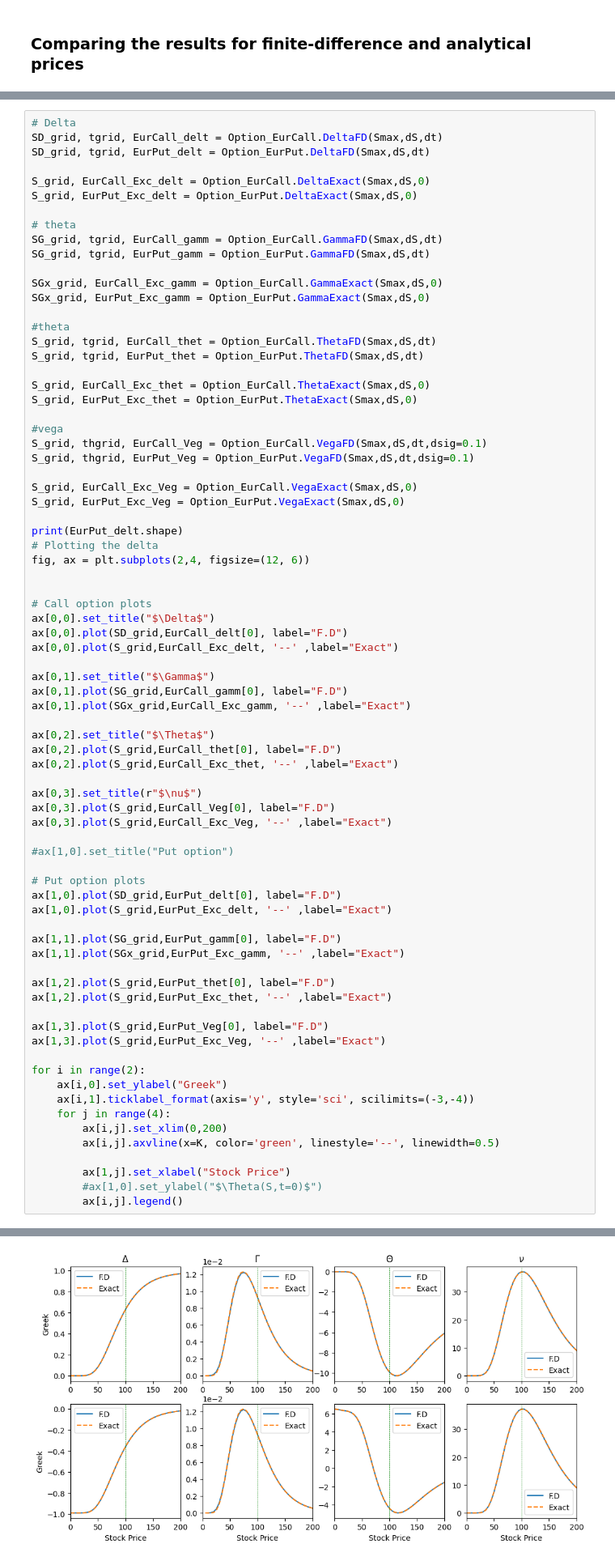
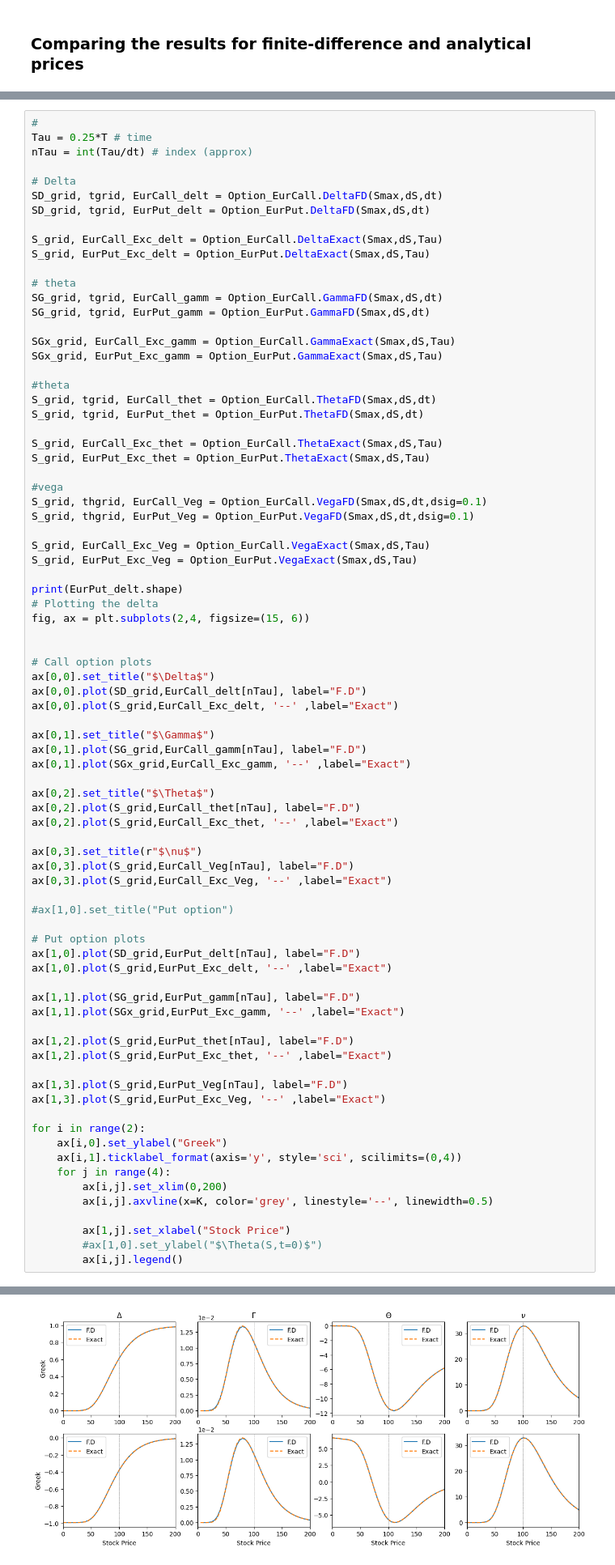
Before and after one commit to SMJose/Black-Scholes_Option_price_finite_difference, a Jupyter notebook: Black-Scholes.ipynb, the cells around one changed output, grey strips where cells are left out. Shown at 81% size. Cells and saved outputs as stored; diff of their text form.

Commit message:
Added Greeks for European options-V2

```diff
--- a/Black-Scholes.ipynb
+++ b/Black-Scholes.ipynb
@@ -295,81 +295,85 @@ ax[1].set_xlabel("Stock Price")
 ax[1].set_ylabel("Option Price")
 ax[1].legend()
 # %%
+#
+Tau = 0.25*T # time
+nTau = int(Tau/dt) # index (approx)
+
 # Delta
 SD_grid, tgrid, EurCall_delt = Option_EurCall.DeltaFD(Smax,dS,dt)
 SD_grid, tgrid, EurPut_delt = Option_EurPut.DeltaFD(Smax,dS,dt)
 
-S_grid, EurCall_Exc_delt = Option_EurCall.DeltaExact(Smax,dS,0)
-S_grid, EurPut_Exc_delt = Option_EurPut.DeltaExact(Smax,dS,0)
+S_grid, EurCall_Exc_delt = Option_EurCall.DeltaExact(Smax,dS,Tau)
+S_grid, EurPut_Exc_delt = Option_EurPut.DeltaExact(Smax,dS,Tau)
 
 # theta
 SG_grid, tgrid, EurCall_gamm = Option_EurCall.GammaFD(Smax,dS,dt)
 SG_grid, tgrid, EurPut_gamm = Option_EurPut.GammaFD(Smax,dS,dt)
 
-SGx_grid, EurCall_Exc_gamm = Option_EurCall.GammaExact(Smax,dS,0)
-SGx_grid, EurPut_Exc_gamm = Option_EurPut.GammaExact(Smax,dS,0)
+SGx_grid, EurCall_Exc_gamm = Option_EurCall.GammaExact(Smax,dS,Tau)
+SGx_grid, EurPut_Exc_gamm = Option_EurPut.GammaExact(Smax,dS,Tau)
 
 #theta
 S_grid, tgrid, EurCall_thet = Option_EurCall.ThetaFD(Smax,dS,dt)
 S_grid, tgrid, EurPut_thet = Option_EurPut.ThetaFD(Smax,dS,dt)
 
-S_grid, EurCall_Exc_thet = Option_EurCall.ThetaExact(Smax,dS,0)
-S_grid, EurPut_Exc_thet = Option_EurPut.ThetaExact(Smax,dS,0)
+S_grid, EurCall_Exc_thet = Option_EurCall.ThetaExact(Smax,dS,Tau)
+S_grid, EurPut_Exc_thet = Option_EurPut.ThetaExact(Smax,dS,Tau)
 
 #vega
 S_grid, thgrid, EurCall_Veg = Option_EurCall.VegaFD(Smax,dS,dt,dsig=0.1)
 S_grid, thgrid, EurPut_Veg = Option_EurPut.VegaFD(Smax,dS,dt,dsig=0.1)
 
-S_grid, EurCall_Exc_Veg = Option_EurCall.VegaExact(Smax,dS,0)
-S_grid, EurPut_Exc_Veg = Option_EurPut.VegaExact(Smax,dS,0)
+S_grid, EurCall_Exc_Veg = Option_EurCall.VegaExact(Smax,dS,Tau)
+S_grid, EurPut_Exc_Veg = Option_EurPut.VegaExact(Smax,dS,Tau)
 
 print(EurPut_delt.shape)
 # Plotting the delta
-fig, ax = plt.subplots(2,4, figsize=(12, 6))
+fig, ax = plt.subplots(2,4, figsize=(15, 6))
 
 
 # Call option plots
 ax[0,0].set_title("$\Delta$")
-ax[0,0].plot(SD_grid,EurCall_delt[0], label="F.D")
+ax[0,0].plot(SD_grid,EurCall_delt[nTau], label="F.D")
 ax[0,0].plot(S_grid,EurCall_Exc_delt, '--' ,label="Exact")
 
 ax[0,1].set_title("$\Gamma$")
-ax[0,1].plot(SG_grid,EurCall_gamm[0], label="F.D")
+ax[0,1].plot(SG_grid,EurCall_gamm[nTau], label="F.D")
 ax[0,1].plot(SGx_grid,EurCall_Exc_gamm, '--' ,label="Exact")
 
 ax[0,2].set_title("$\Theta$")
-ax[0,2].plot(S_grid,EurCall_thet[0], label="F.D")
+ax[0,2].plot(S_grid,EurCall_thet[nTau], label="F.D")
 ax[0,2].plot(S_grid,EurCall_Exc_thet, '--' ,label="Exact")
 
 ax[0,3].set_title(r"$\nu$")
-ax[0,3].plot(S_grid,EurCall_Veg[0], label="F.D")
+ax[0,3].plot(S_grid,EurCall_Veg[nTau], label="F.D")
 ax[0,3].plot(S_grid,EurCall_Exc_Veg, '--' ,label="Exact")
 
 #ax[1,0].set_title("Put option")
 
 # Put option plots
-ax[1,0].plot(SD_grid,EurPut_delt[0], label="F.D")
+ax[1,0].plot(SD_grid,EurPut_delt[nTau], label="F.D")
 ax[1,0].plot(S_grid,EurPut_Exc_delt, '--' ,label="Exact")
 
-ax[1,1].plot(SG_grid,EurPut_gamm[0], label="F.D")
+ax[1,1].plot(SG_grid,EurPut_gamm[nTau], label="F.D")
 ax[1,1].plot(SGx_grid,EurPut_Exc_gamm, '--' ,label="Exact")
 
-ax[1,2].plot(S_grid,EurPut_thet[0], label="F.D")
+ax[1,2].plot(S_grid,EurPut_thet[nTau], label="F.D")
 ax[1,2].plot(S_grid,EurPut_Exc_thet, '--' ,label="Exact")
 
-ax[1,3].plot(S_grid,EurPut_Veg[0], label="F.D")
+ax[1,3].plot(S_grid,EurPut_Veg[nTau], label="F.D")
 ax[1,3].plot(S_grid,EurPut_Exc_Veg, '--' ,label="Exact")
 
 for i in range(2):
     ax[i,0].set_ylabel("Greek")
-    ax[i,1].ticklabel_format(axis='y', style='sci', scilimits=(-3,-4))
+    ax[i,1].ticklabel_format(axis='y', style='sci', scilimits=(0,4))
     for j in range(4):
         ax[i,j].set_xlim(0,200)
-        ax[i,j].axvline(x=K, color='green', linestyle='--', linewidth=0.5)
+        ax[i,j].axvline(x=K, color='grey', linestyle='--', linewidth=0.5)
 
         ax[1,j].set_xlabel("Stock Price")
         #ax[1,0].set_ylabel("$\Theta(S,t=0)$")
         ax[i,j].legend()
 # %% [output]
 (5001, 99)
-[figure, old version]
+[figure, new version]
```
Also changed, not shown: parts of 1 cell of this notebook.
